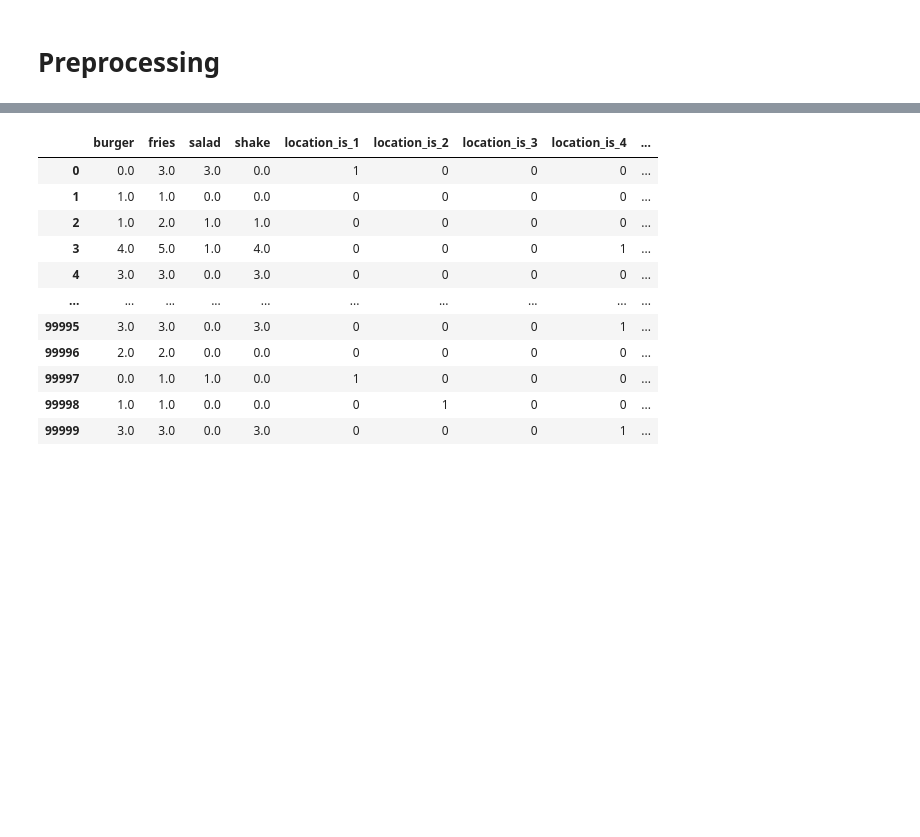
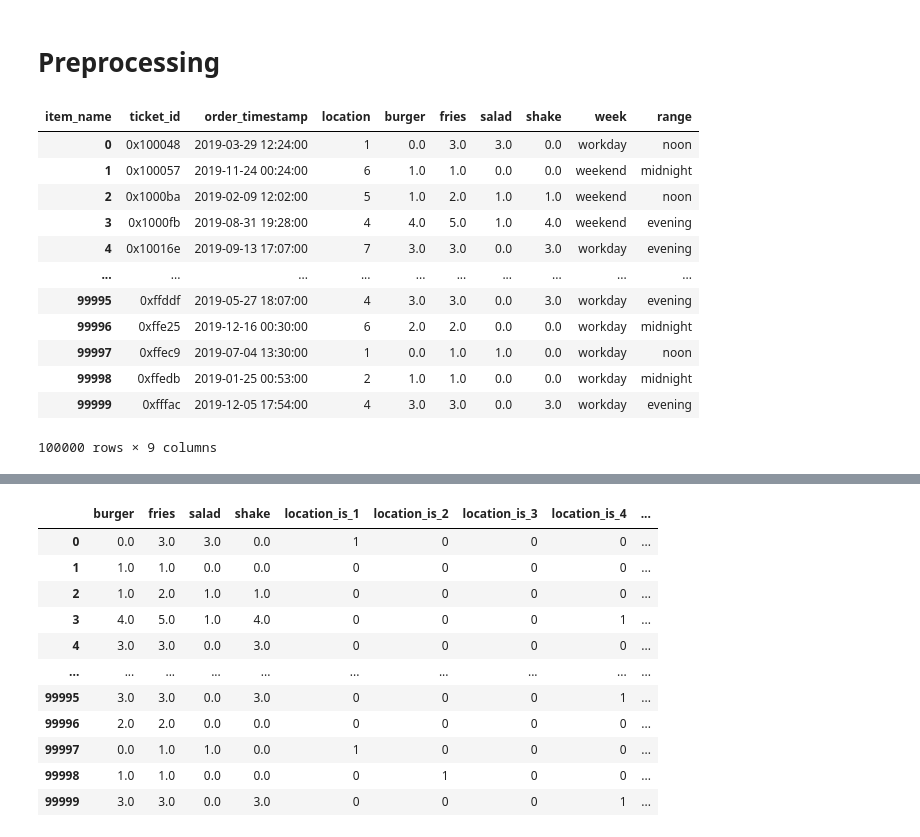
Before and after one commit to cocohakui/21Fall-Marketing-Analytics, a Jupyter notebook: Assignment 2/Assignment_2_Xie_Guo_Chen.ipynb, the cells around one changed output, grey strips where cells are left out. Saved outputs shown, nothing was run; the diff lists cells and outputs as text; code cells hidden in the pictures; blank space fills up the shorter version.

```diff
--- a/Assignment 2/Assignment_2_Xie_Guo_Chen.ipynb
+++ b/Assignment 2/Assignment_2_Xie_Guo_Chen.ipynb
@@ -96,3 +96,46 @@ Name: item_name, dtype: int64
 # 2. [location] go_dummy will generate 9 variables
 # 3. [workday/weekend] go_dummy will generate 2 variables
 # 4. [time_range] go_dummy will generate 4 variables
+# %%
+# row to column, change nan to 0
+df_expand = df.pivot_table('item_count',
+                           ['ticket_id', 'order_timestamp', 'location'],
+                           'item_name').reset_index().fillna(0)
+#------------------------------------------
+# workday / weekends (no datetime)
+df_expand['week'] = df_expand['order_timestamp'].apply(lambda x: datetime.strptime(x, "%Y-%m-%d %H:%M:%S").weekday())
+condition = [(df_expand['week'] <= 4), (df_expand['week'] >= 5)]
+choice = ['workday', 'weekend']
+df_expand['week'] = np.select(condition, choice)
+
+#------------------------------------------
+# change to datetime format
+df_expand['order_timestamp'] = pd.to_datetime(df_expand['order_timestamp'])
+
+#------------------------------------------
+# add a new column indicating time range (with datetime)
+col = 'order_timestamp'
+conditions = [(df_expand[col].dt.hour > 10) & (df_expand[col].dt.hour <= 13),
+              (df_expand[col].dt.hour > 13) & (df_expand[col].dt.hour <= 16),
+              (df_expand[col].dt.hour > 16) & (df_expand[col].dt.hour <= 20),
+              (df_expand[col].dt.hour > 20) | (df_expand[col].dt.hour <= 2)]
+choices = ["noon", 'afternoon', 'evening', 'midnight']
+df_expand['range'] = np.select(conditions, choices)
+
+#------------------------------------------
+# generate binary values using get_dummies
+df_expand
+# %% [output]
+| item_name | ticket_id | order_timestamp | location | burger | fries | salad | shake | week | range |
+| 0 | 0x100048 | 2019-03-29 12:24:00 | 1 | 0.0 | 3.0 | 3.0 | 0.0 | workday | noon |
+| 1 | 0x100057 | 2019-11-24 00:24:00 | 6 | 1.0 | 1.0 | 0.0 | 0.0 | weekend | midnight |
+| 2 | 0x1000ba | 2019-02-09 12:02:00 | 5 | 1.0 | 2.0 | 1.0 | 1.0 | weekend | noon |
+| 3 | 0x1000fb | 2019-08-31 19:28:00 | 4 | 4.0 | 5.0 | 1.0 | 4.0 | weekend | evening |
+| 4 | 0x10016e | 2019-09-13 17:07:00 | 7 | 3.0 | 3.0 | 0.0 | 3.0 | workday | evening |
+| ... | ... | ... | ... | ... | ... | ... | ... | ... | ... |
+| 99995 | 0xffddf | 2019-05-27 18:07:00 | 4 | 3.0 | 3.0 | 0.0 | 3.0 | workday | evening |
+| 99996 | 0xffe25 | 2019-12-16 00:30:00 | 6 | 2.0 | 2.0 | 0.0 | 0.0 | workday | midnight |
+| 99997 | 0xffec9 | 2019-07-04 13:30:00 | 1 | 0.0 | 1.0 | 1.0 | 0.0 | workday | noon |
+| 99998 | 0xffedb | 2019-01-25 00:53:00 | 2 | 1.0 | 1.0 | 0.0 | 0.0 | workday | midnight |
+| 99999 | 0xfffac | 2019-12-05 17:54:00 | 4 | 3.0 | 3.0 | 0.0 | 3.0 | workday | evening |
+100000 rows × 9 columns
```
Also changed, not shown: parts of 2 cells of this notebook, 7 other files.
